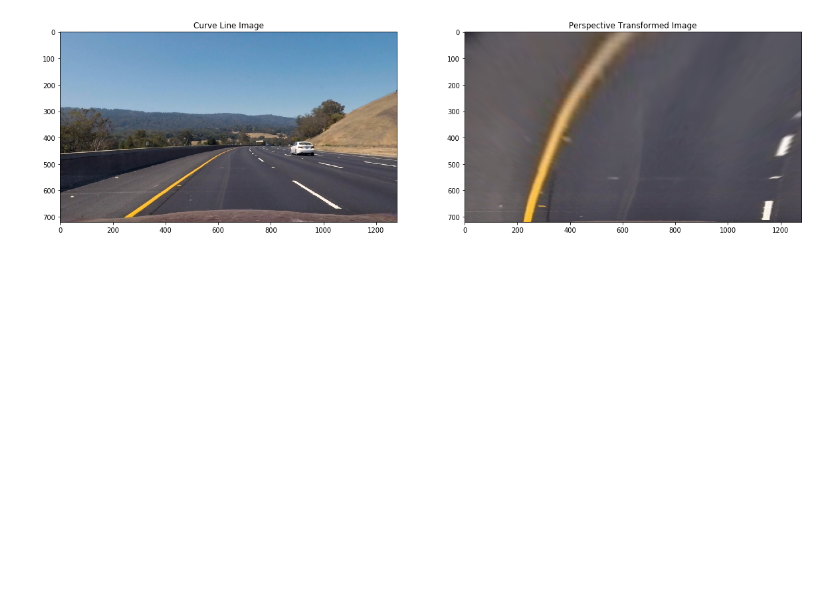
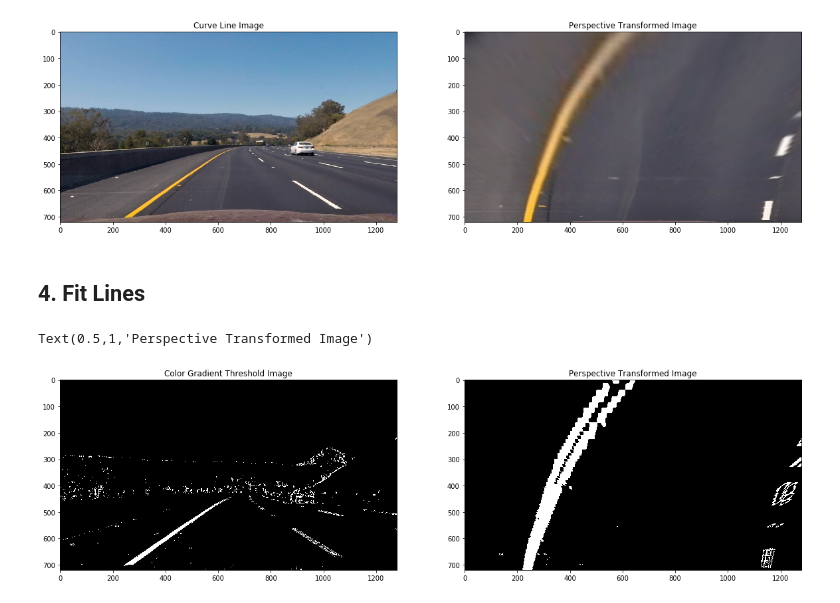
Before and after one commit to XQ-UT/CarND-Advanced-Lane-Lines, a Jupyter notebook: p4.ipynb, the cells around one changed output. Drawn from its saved outputs; the diff is of its cells as text; code cells hidden in the pictures; blank space fills up the shorter version.

Commit message:
fit lines

```diff
--- a/p4.ipynb
+++ b/p4.ipynb
@@ -216,3 +215,21 @@ ax2.set_title('Perspective Transformed Image')
 # %% [output]
 Text(0.5,1,'Perspective Transformed Image')
 [figure]
+# %% [markdown]
+## 4. Fit Lines
+# %%
+curve_line_img = mpimg.imread('test_images/test3.jpg')
+curve_line_img = undistort_img(curve_line_img)
+color_gradient_img = color_sobel_thresh(curve_line_img)
+
+transformed_img = perspective_transform(color_gradient_img)
+
+fig, (ax1, ax2) = plt.subplots(1,2, figsize=(20, 10))
+ax1.imshow(color_gradient_img, cmap= 'gray')
+ax1.set_title('Color Gradient Threshold Image')
+
+ax2.imshow(transformed_img, cmap= 'gray')
+ax2.set_title('Perspective Transformed Image')
+# %% [output]
+Text(0.5,1,'Perspective Transformed Image')
+[figure, added]
```
Also changed, not shown: parts of 3 cells of this notebook.
